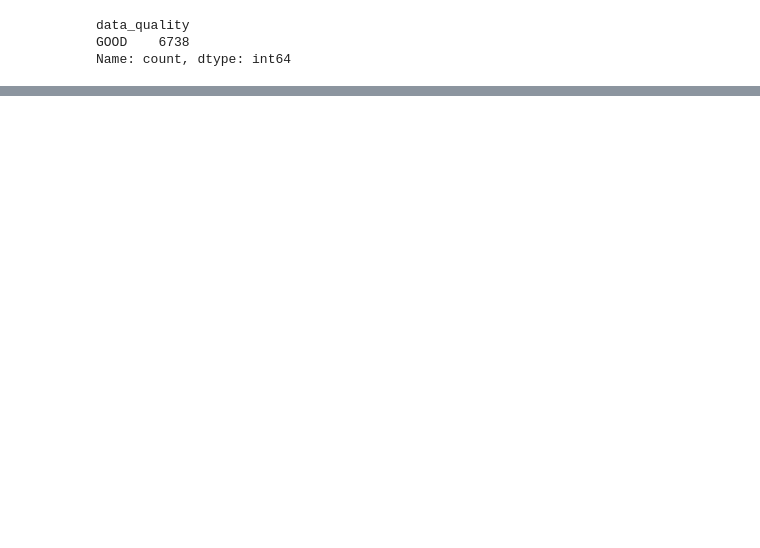
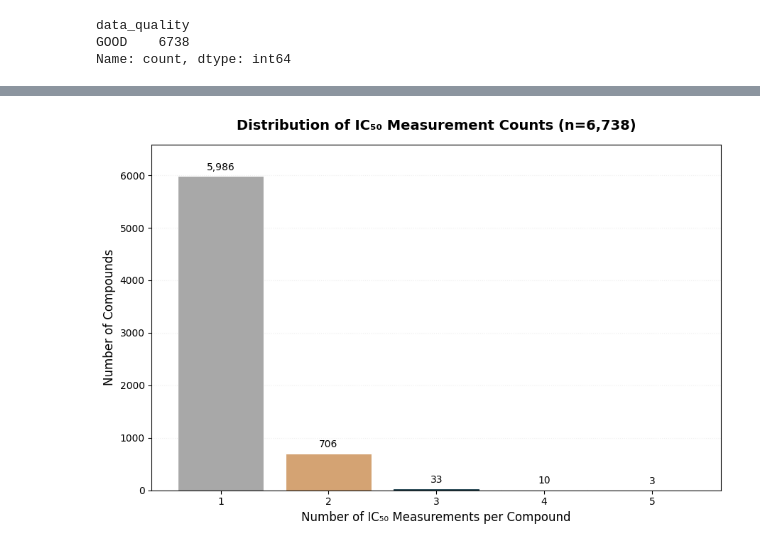
Before and after one commit to larry-xiping/nav1.7-sodium-channel-sar, a Jupyter notebook: notebooks/02_exploratory_analysis.ipynb, the cells around one changed output, grey strips where cells are left out. Cells and saved outputs as stored; diff of their text form; code cells hidden in the pictures; blank space fills up the shorter version.

```diff
--- a/notebooks/02_exploratory_analysis.ipynb
+++ b/notebooks/02_exploratory_analysis.ipynb
@@ -68,0 +541,78 @@ Name: count, dtype: int64
+# %%
+# Count compounds by number of IC₅₀ measurements
+mc_counts = (
+    good_df['measurement_count']
+    .value_counts()
+    .sort_index()
+)
+
+# Assign colors according to confidence level
+bar_colors = [
+    '#A8A8A8' if n == 1 else       # LOW
+    '#D4A373' if n == 2 else       # MEDIUM
+    '#264653'                       # HIGH
+    for n in mc_counts.index
+]
+
+# Create bar plot
+plt.figure(figsize=(9, 6))
+
+ax = plt.bar(
+    mc_counts.index,
+    mc_counts.values,
+    color=bar_colors,
+    edgecolor='white',
+    linewidth=0.8
+)
+
+# Add compound counts above each bar
+for bar in ax:
+    height = bar.get_height()
+
+    plt.annotate(
+        f'{int(height):,}',
+        xy=(
+            bar.get_x() + bar.get_width() / 2,
+            height
+        ),
+        xytext=(0, 4),
+        textcoords='offset points',
+        ha='center',
+        va='bottom',
+        fontsize=10
+    )
+
+# Formatting
+plt.title(
+    f'Distribution of IC₅₀ Measurement Counts '
+    f'(n={len(good_df):,})',
+    fontsize=14,
+    fontweight='bold',
+    pad=15
+)
+
+plt.xlabel(
+    'Number of IC₅₀ Measurements per Compound',
+    fontsize=12
+)
+
+plt.ylabel(
+    'Number of Compounds',
+    fontsize=12
+)
+
+plt.grid(
+    axis='y',
+    alpha=0.2,
+    linestyle=':'
+)
+
+plt.ylim(
+    0,
+    mc_counts.max() * 1.10
+)
+
+plt.tight_layout()
+plt.show()
+# %% [output]
+[figure, added]
```
Also changed, not shown: parts of 36 cells of this notebook.
